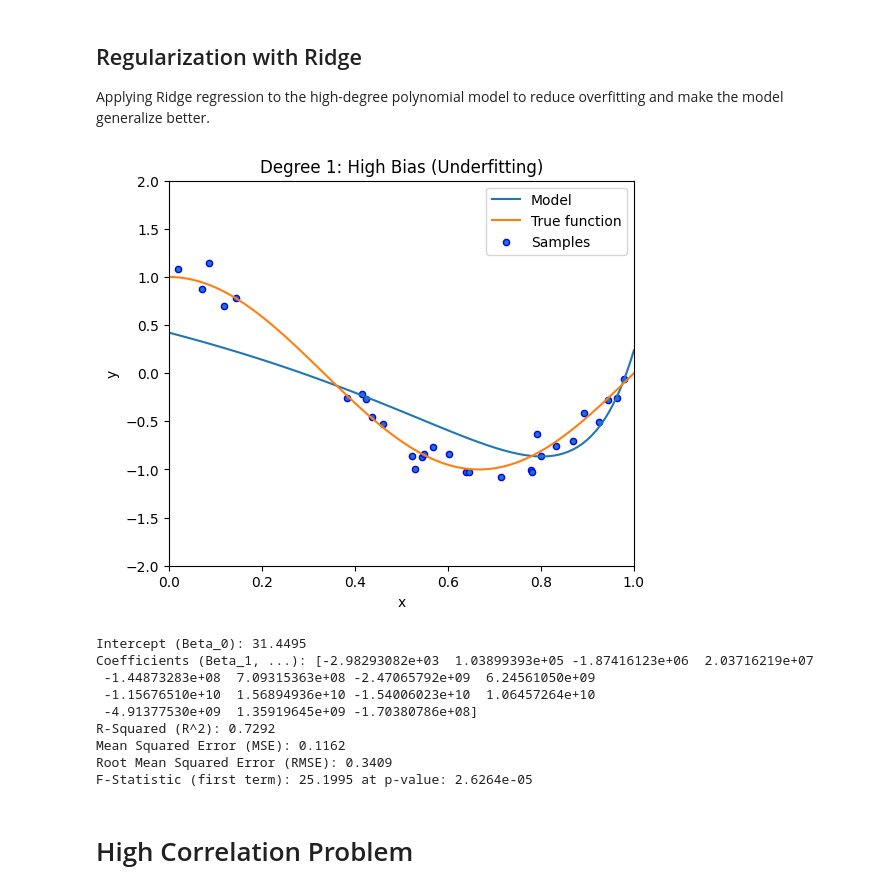
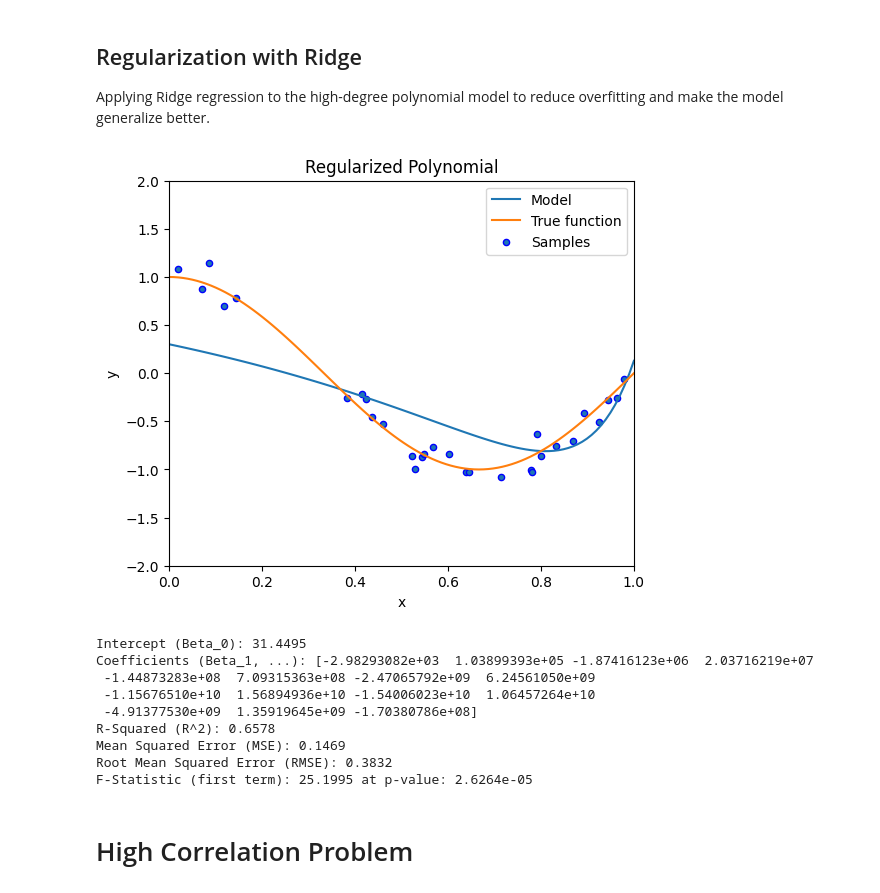
Before and after one commit to adamd1985/Lectures_On_MLAI, a Jupyter notebook: 4_1_Linear_Regression.ipynb, the cells around one changed output. Saved outputs shown, nothing was run; the diff lists cells and outputs as text; code cells hidden in the pictures.

```diff
--- a/4_1_Linear_Regression.ipynb
+++ b/4_1_Linear_Regression.ipynb
@@ -879,7 +894,7 @@ Applying Ridge regression to the high-degree polynomial model to reduce overfitt
 # %%
 degree = 15
 polynomial_features = PolynomialFeatures(degree=degree, include_bias=False)
-ridge_regression = Ridge(alpha=1.0)
+ridge_regression = Ridge(alpha=(n_samples * 0.05))
 pipeline = Pipeline(
     [
         ("polynomial_features", polynomial_features),
@@ -888,43 +903,43 @@ pipeline = Pipeline(
 )
 pipeline.fit(X[:, np.newaxis], y)
 X_test = np.linspace(0, 1, 100)
 Y_pred = pipeline.predict(X_test[:, np.newaxis])
 
 plt.figure(figsize=(6, 5))
 plt.plot(X_test, Y_pred, label="Model")
 plt.plot(X_test, true_fun(X_test), label="True function")
 plt.scatter(X, y, edgecolor="b", s=20, label="Samples")
 plt.xlabel("x")
 plt.ylabel("y")
 plt.xlim((0, 1))
 plt.ylim((-2, 2))
 plt.legend(loc="best")
-plt.title("Degree 1: High Bias (Underfitting)")
+plt.title("Regularized Polynomial")
 plt.show()
 
 Y_pred_train = pipeline.predict(X[:, np.newaxis])
 R2 = r2_score(y, Y_pred_train)
 MSE = mean_squared_error(y, Y_pred_train)
 RMSE = np.sqrt(MSE)
 X_poly = polynomial_features.transform(X[:, np.newaxis])
 F_statistic, p_values = f_regression(X_poly, y)
 
 print(f"Intercept (Beta_0): {linear_regression.intercept_:.4f}")
 print(f"Coefficients (Beta_1, ...): {linear_regression.coef_}")
 print(f"R-Squared (R^2): {R2:.4f}")
 print(f"Mean Squared Error (MSE): {MSE:.4f}")
 print(f"Root Mean Squared Error (RMSE): {RMSE:.4f}")
 print(f"F-Statistic (first term): {F_statistic[0]:.4f} at p-value: {p_values[0]:.4e}")
 # %% [output]
-[figure, old version]
+[figure, new version]
 Intercept (Beta_0): 31.4495
 Coefficients (Beta_1, ...): [-2.98293082e+03  1.03899393e+05 -1.87416123e+06  2.03716219e+07
  -1.44873283e+08  7.09315363e+08 -2.47065792e+09  6.24561050e+09
  -1.15676510e+10  1.56894936e+10 -1.54006023e+10  1.06457264e+10
  -4.91377530e+09  1.35919645e+09 -1.70380786e+08]
-R-Squared (R^2): 0.7292
-Mean Squared Error (MSE): 0.1162
-Root Mean Squared Error (RMSE): 0.3409
+R-Squared (R^2): 0.6578
+Mean Squared Error (MSE): 0.1469
+Root Mean Squared Error (RMSE): 0.3832
 F-Statistic (first term): 25.1995 at p-value: 2.6264e-05
 # %% [markdown]
 # High Correlation Problem
```
Also changed, not shown: parts of 14 cells of this notebook.
